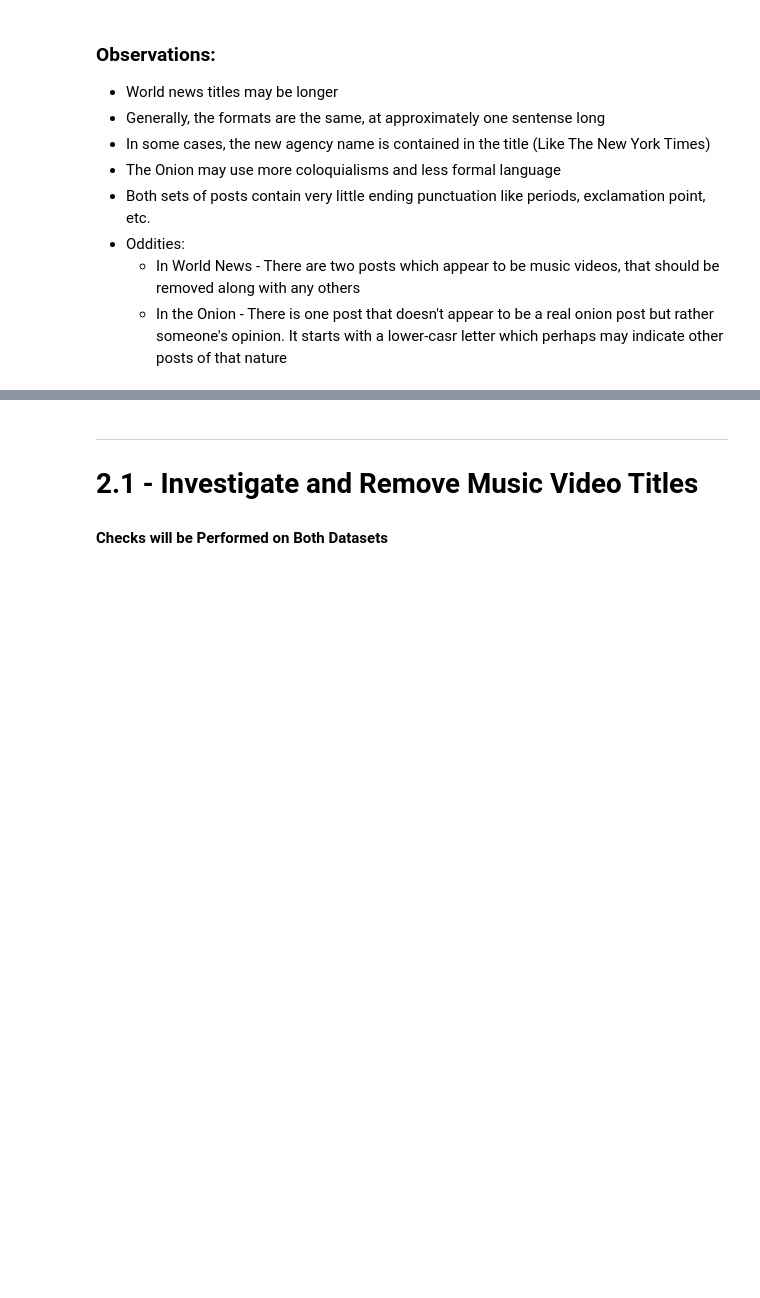
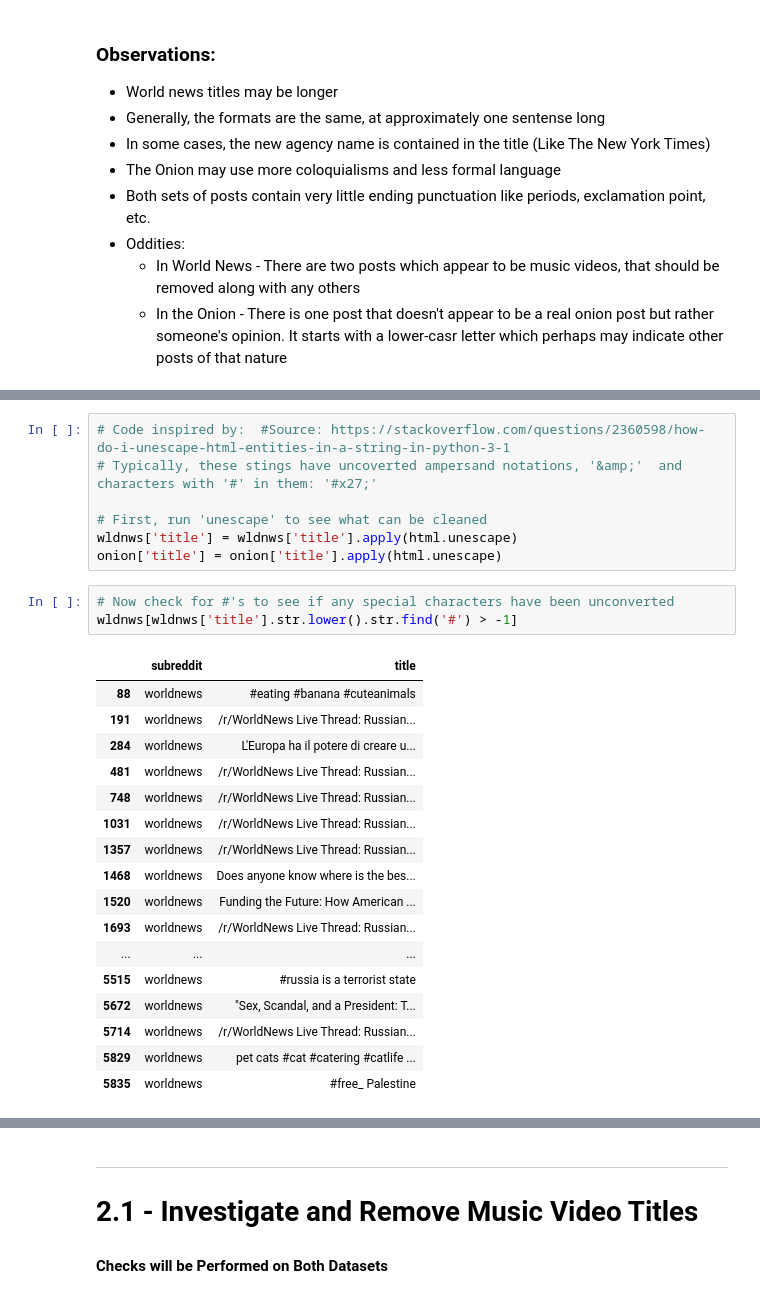
Before and after one commit to drossDS/Humor_Identification_with_NLP, a Jupyter notebook: code/2-Data_Cleaning.ipynb, the cells around one changed output, grey strips where cells are left out. Drawn from its saved outputs; the diff is of its cells as text; blank space fills up the shorter version.

```diff
--- a/code/2-Data_Cleaning.ipynb
+++ b/code/2-Data_Cleaning.ipynb
@@ -428,0 +419,28 @@ html.unescape(boop)
+# %%
+# Code inspired by:  #Source: https://stackoverflow.com/questions/2360598/how-do-i-unescape-html-entities-in-a-string-in-python-3-1
+# Typically, these stings have uncoverted ampersand notations, '&amp;'  and characters with '#' in them: '#x27;'
+
+# First, run 'unescape' to see what can be cleaned
+wldnws['title'] = wldnws['title'].apply(html.unescape)
+onion['title'] = onion['title'].apply(html.unescape)
+# %%
+# Now check for #'s to see if any special characters have been unconverted
+wldnws[wldnws['title'].str.lower().str.find('#') > -1]
+# %% [output]
+|  | subreddit | title |
+| 88 | worldnews | #eating #banana #cuteanimals |
+| 191 | worldnews | /r/WorldNews Live Thread: Russian... |
+| 284 | worldnews | L'Europa ha il potere di creare u... |
+| 481 | worldnews | /r/WorldNews Live Thread: Russian... |
+| 748 | worldnews | /r/WorldNews Live Thread: Russian... |
+| 1031 | worldnews | /r/WorldNews Live Thread: Russian... |
+| 1357 | worldnews | /r/WorldNews Live Thread: Russian... |
+| 1468 | worldnews | Does anyone know where is the bes... |
+| 1520 | worldnews | Funding the Future: How American ... |
+| 1693 | worldnews | /r/WorldNews Live Thread: Russian... |
+| ... | ... | ... |
+| 5515 | worldnews | #russia is a terrorist state |
+| 5672 | worldnews | "Sex, Scandal, and a President: T... |
+| 5714 | worldnews | /r/WorldNews Live Thread: Russian... |
+| 5829 | worldnews | pet cats #cat #catering #catlife ... |
+| 5835 | worldnews | #free_ Palestine |
```
Also changed, not shown: parts of 16 cells of this notebook.
